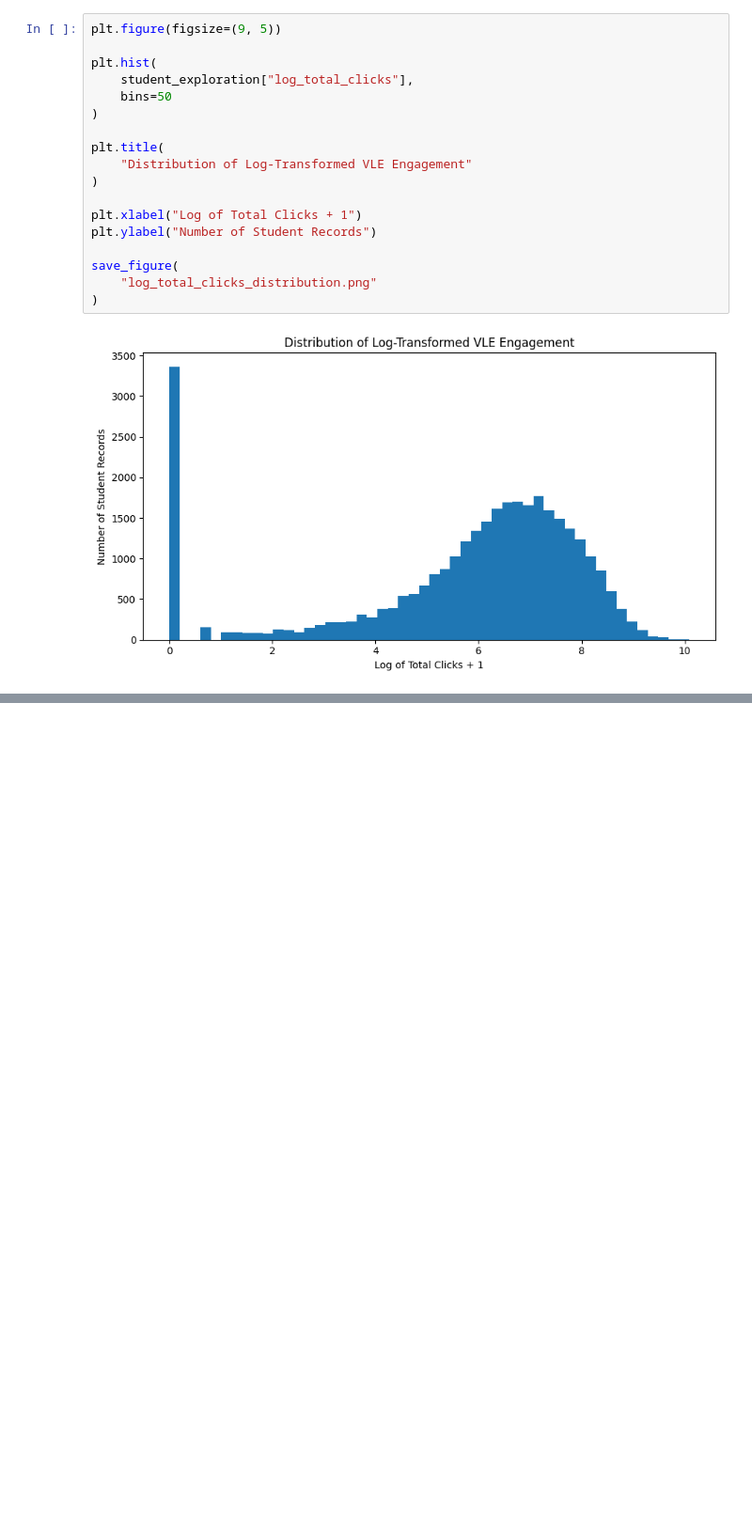
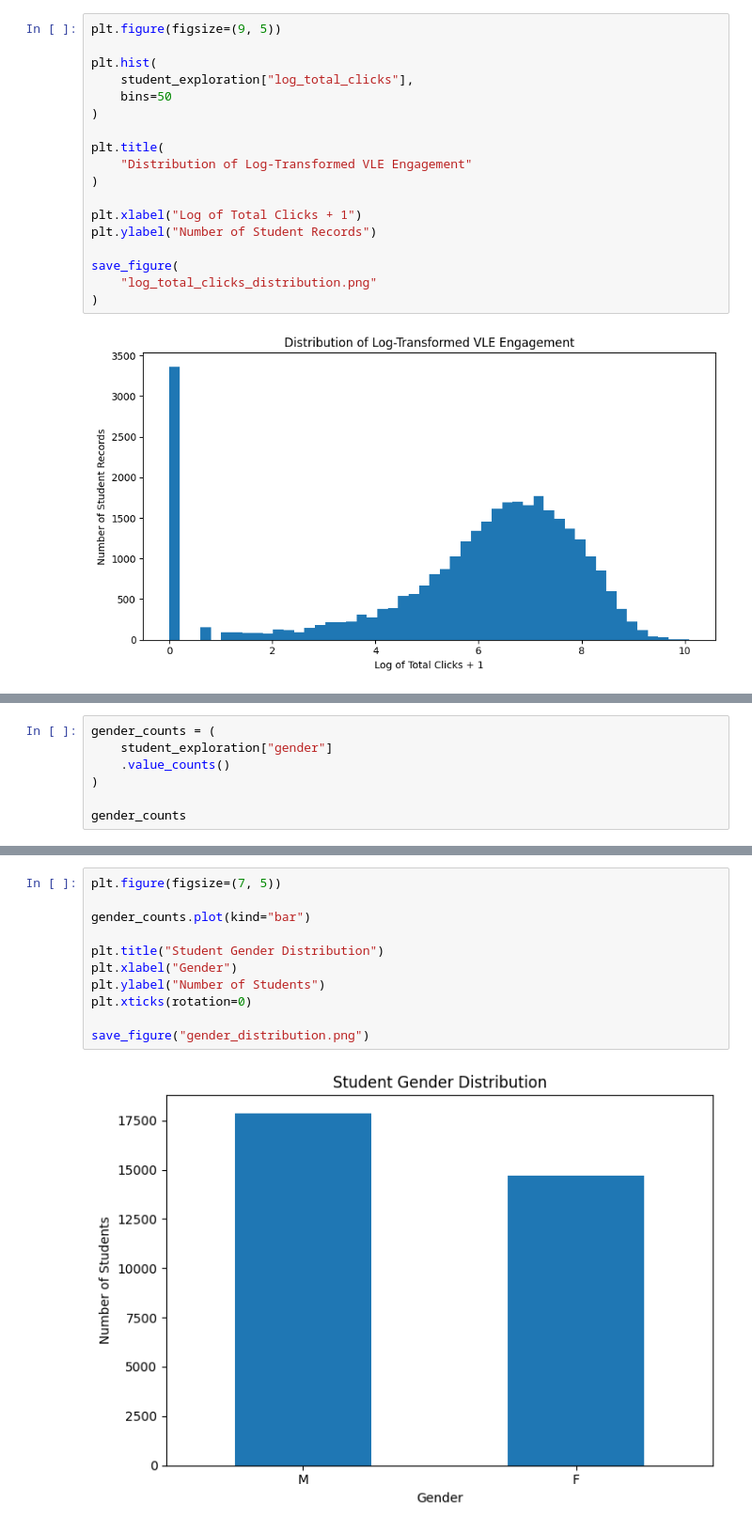
Before and after one commit to maverick8675309/seaid-framework, a Jupyter notebook: Notebooks/01_data_exploration.ipynb, the cells around one changed output, grey strips where cells are left out. Shown at 94% size. Drawn from its saved outputs; the diff is of its cells as text; blank space fills up the shorter version.

```diff
--- a/Notebooks/01_data_exploration.ipynb
+++ b/Notebooks/01_data_exploration.ipynb
@@ -514,0 +666,7 @@ save_figure(
+# %%
+gender_counts = (
+    student_exploration["gender"]
+    .value_counts()
+)
+
+gender_counts
@@ -514,0 +679,13 @@ save_figure(
+# %%
+plt.figure(figsize=(7, 5))
+
+gender_counts.plot(kind="bar")
+
+plt.title("Student Gender Distribution")
+plt.xlabel("Gender")
+plt.ylabel("Number of Students")
+plt.xticks(rotation=0)
+
+save_figure("gender_distribution.png")
+# %% [output]
+[figure, added]
```
Also changed, not shown: parts of 22 cells of this notebook.
